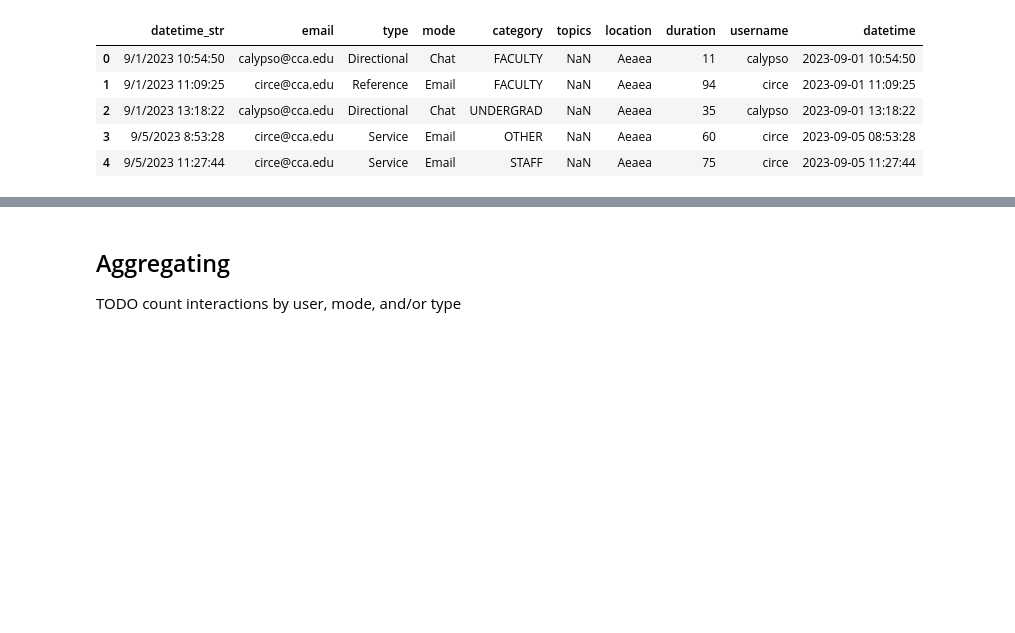
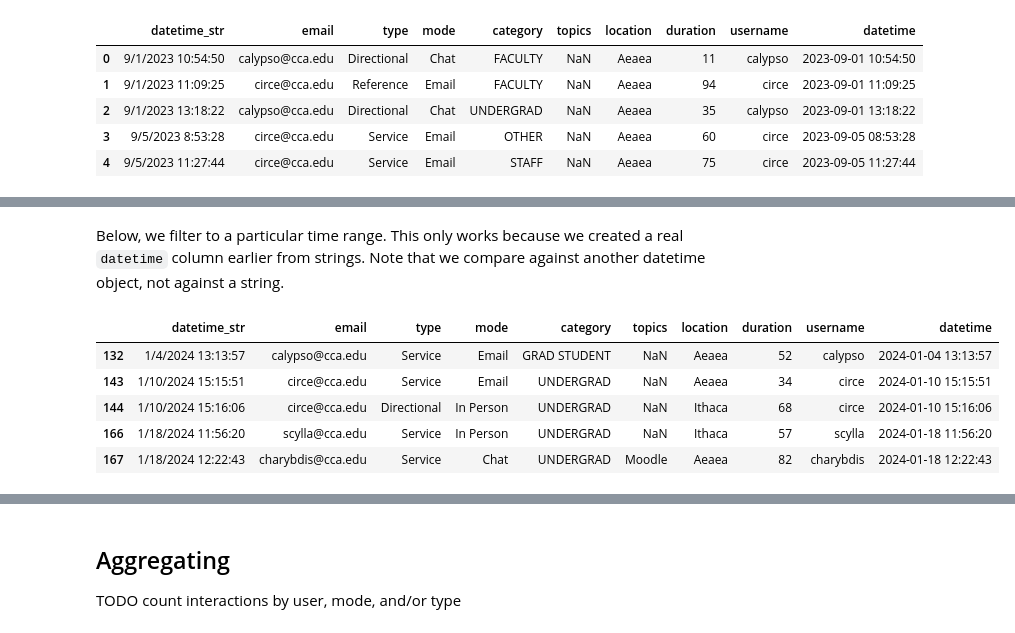
Before and after one commit to phette23/c4l24-python4lib, a Jupyter notebook: docs/pandas.ipynb, the cells around one changed output, grey strips where cells are left out. Saved outputs shown, nothing was run; the diff lists cells and outputs as text; code cells hidden in the pictures; blank space fills up the shorter version.

Commit message:
feat: pandas filtering

```diff
--- a/docs/pandas.ipynb
+++ b/docs/pandas.ipynb
@@ -177,0 +238,13 @@ TODO only interactions in a certain mode or a certain tyoe
+# %% [markdown]
+Below, we filter to a particular time range. This only works because we created a real `datetime` column earlier from strings. Note that we compare against another datetime object, not against a string.
+# %%
+from datetime import datetime
+students_2024 = students[students['datetime'] > datetime(2023, 12, 31)]
+students_2024.head()
+# %% [output]
+|  | datetime_str | email | type | mode | category | topics | location | duration | username | datetime |
+| 132 | 1/4/2024 13:13:57 | calypso@cca.edu | Service | Email | GRAD STUDENT | NaN | Aeaea | 52 | calypso | 2024-01-04 13:13:57 |
+| 143 | 1/10/2024 15:15:51 | circe@cca.edu | Service | Email | UNDERGRAD | NaN | Aeaea | 34 | circe | 2024-01-10 15:15:51 |
+| 144 | 1/10/2024 15:16:06 | circe@cca.edu | Directional | In Person | UNDERGRAD | NaN | Ithaca | 68 | circe | 2024-01-10 15:16:06 |
+| 166 | 1/18/2024 11:56:20 | scylla@cca.edu | Service | In Person | UNDERGRAD | NaN | Ithaca | 57 | scylla | 2024-01-18 11:56:20 |
+| 167 | 1/18/2024 12:22:43 | charybdis@cca.edu | Service | Chat | UNDERGRAD | Moodle | Aeaea | 82 | charybdis | 2024-01-18 12:22:43 |
```
Also changed, not shown: parts of 9 cells of this notebook.
